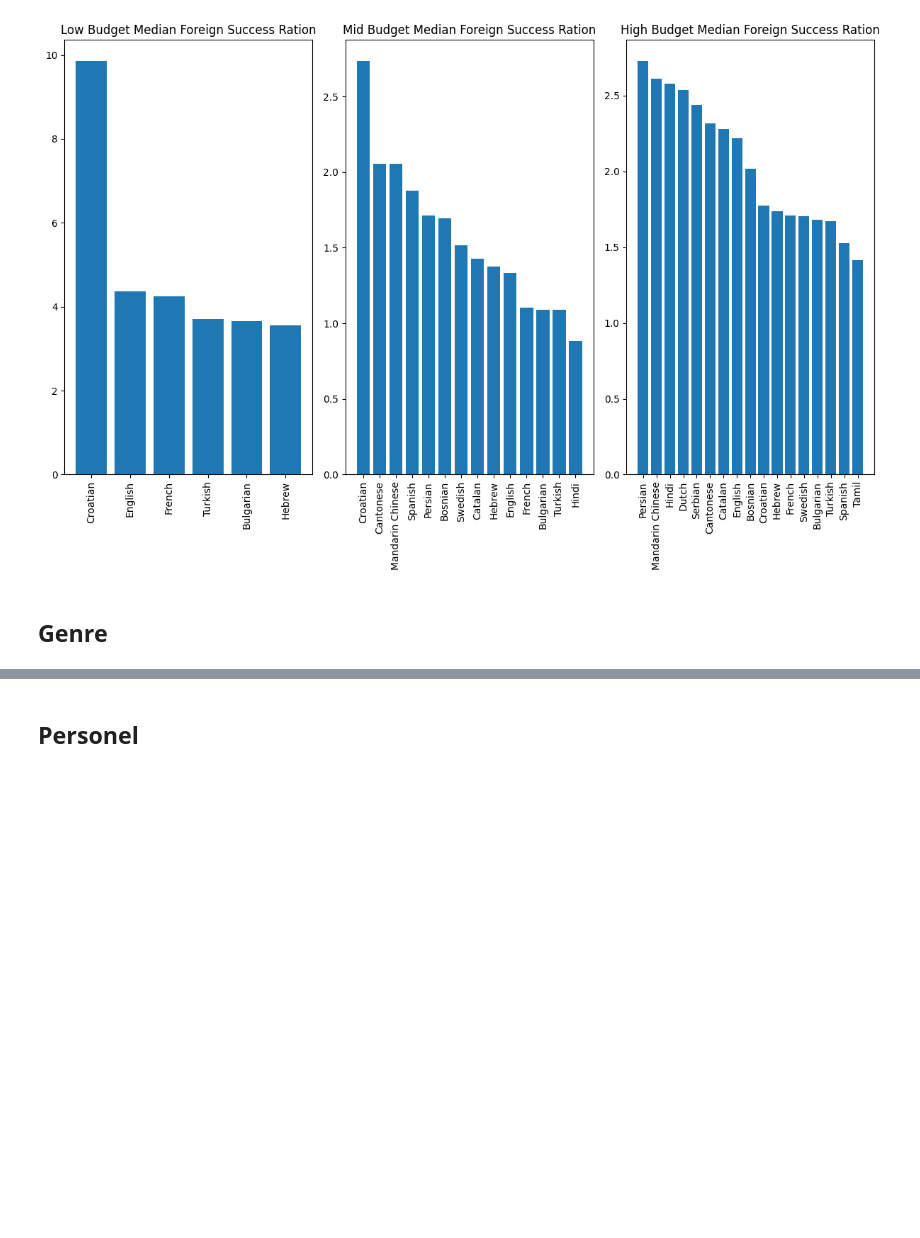
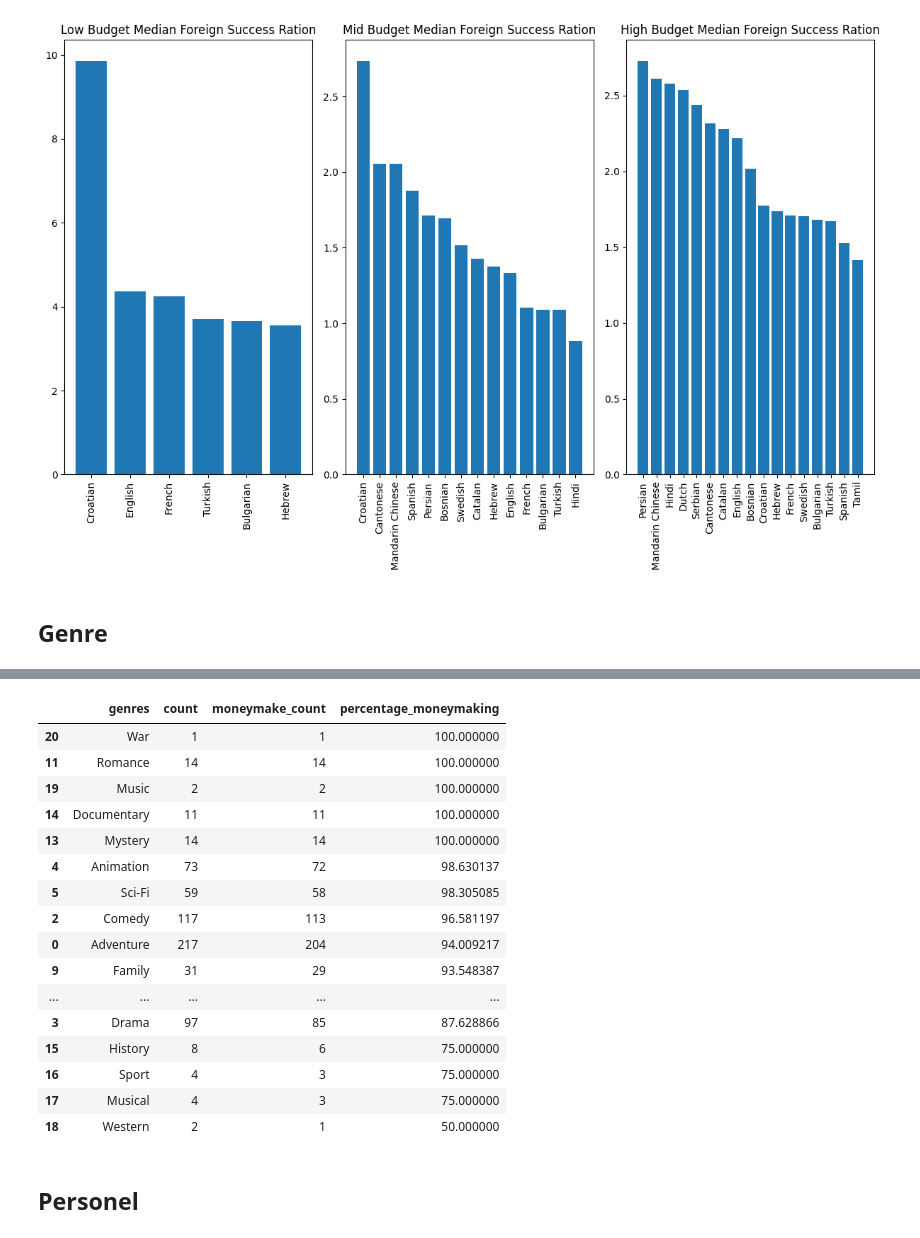
Before and after one commit to sunnywithcurlyhair/DS_Project_2, a Jupyter notebook: Notebooks/Final_Notebook.ipynb, the cells around one changed output, grey strips where cells are left out. Saved outputs shown, nothing was run; the diff lists cells and outputs as text; code cells hidden in the pictures; blank space fills up the shorter version.

```diff
--- a/Notebooks/Final_Notebook.ipynb
+++ b/Notebooks/Final_Notebook.ipynb
@@ -270,3 +332,35 @@ EXPLAIN WHAT IT IS SHOWING
+# %%
+num_high_genres = high_budget_genres['genres'].value_counts()
+num_high_genres = num_high_genres.to_frame().reset_index()
+
+high_budget_genres_moneymaking = high_budget_genres[high_budget_genres['WW_success'] > 1]
+num_high_budget_genres_moneymaking = high_budget_genres_moneymaking['genres'].value_counts()
+num_high_budget_genres_moneymaking = num_high_budget_genres_moneymaking.to_frame().reset_index()
+num_high_budget_genres_moneymaking= num_high_budget_genres_moneymaking.rename(columns = {'count':'moneymake_count'})
+
+high_budget_ratio = pd.merge(num_high_genres, num_high_budget_genres_moneymaking, right_on = 'genres', left_on = 'genres', how = 'outer')
+high_budget_ratio = high_budget_ratio.fillna(0)
+
+high_budget_ratio['percentage_moneymaking'] = (high_budget_ratio['moneymake_count']/high_budget_ratio['count']) * 100
+high_budget_ratio.sort_values(by = 'percentage_moneymaking', ascending = False)
+# %% [output]
+|  | genres | count | moneymake_count | percentage_moneymaking |
+| 20 | War | 1 | 1 | 100.000000 |
+| 11 | Romance | 14 | 14 | 100.000000 |
+| 19 | Music | 2 | 2 | 100.000000 |
+| 14 | Documentary | 11 | 11 | 100.000000 |
+| 13 | Mystery | 14 | 14 | 100.000000 |
+| 4 | Animation | 73 | 72 | 98.630137 |
+| 5 | Sci-Fi | 59 | 58 | 98.305085 |
+| 2 | Comedy | 117 | 113 | 96.581197 |
+| 0 | Adventure | 217 | 204 | 94.009217 |
+| 9 | Family | 31 | 29 | 93.548387 |
+| ... | ... | ... | ... | ... |
+| 3 | Drama | 97 | 85 | 87.628866 |
+| 15 | History | 8 | 6 | 75.000000 |
+| 16 | Sport | 4 | 3 | 75.000000 |
+| 17 | Musical | 4 | 3 | 75.000000 |
+| 18 | Western | 2 | 1 | 50.000000 |
 # %% [markdown]
 ## Personel
 # %%
```
Also changed, not shown: parts of 7 cells of this notebook, 8 other files.
